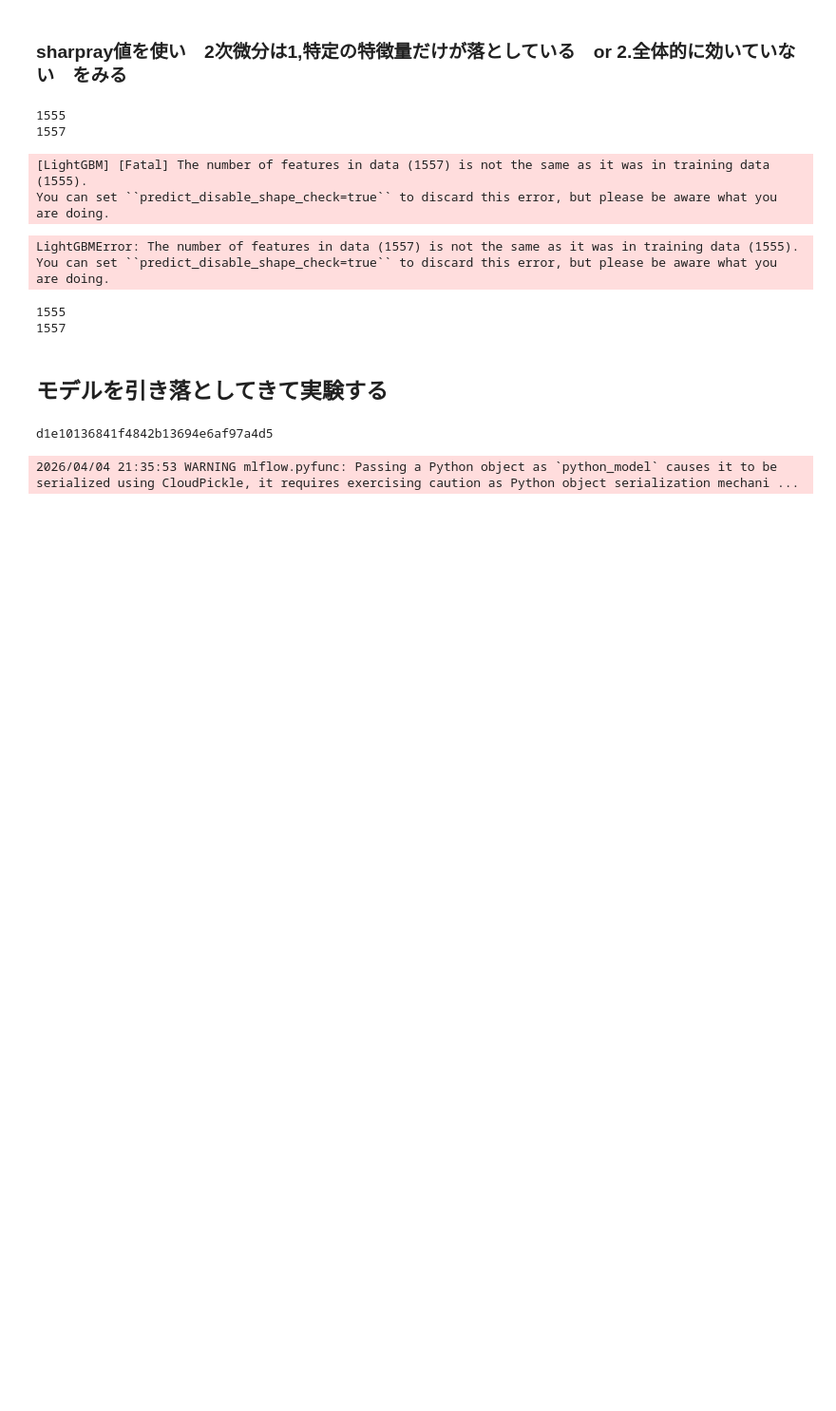
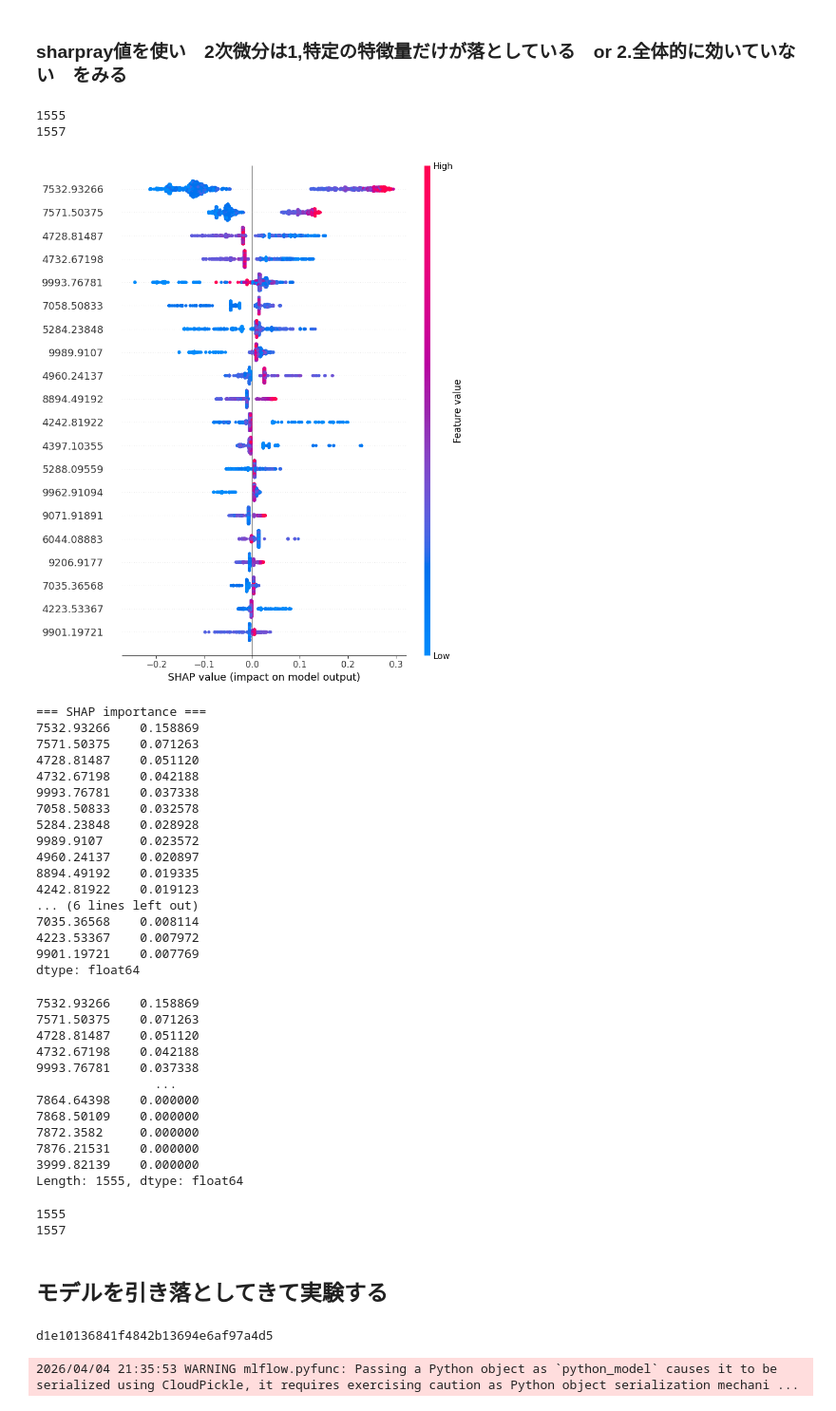
Before and after one commit to natsukacha/timber, a Jupyter notebook: work/one_pipeline.ipynb, the cells around one changed output. Shown at 95% size. Saved outputs shown, nothing was run; the diff lists cells and outputs as text; code cells hidden in the pictures; blank space fills up the shorter version.

```diff
--- a/work/one_pipeline.ipynb
+++ b/work/one_pipeline.ipynb
@@ -61,14 +61,42 @@ print(len(pipe.fe.feature_cols))
 # %%
 from ml_pipeline import FeatureEngineer  # 定義している場所からimport
 
 # SHAP可視化
 
-pipe.fe.show_shap(train_data_pl, pipe.model, pipe.fe.feature_cols)
+pipe.fe.show_shap(train_data_pl, pipe.model, pipe.feature_cols)
+
+#pipe.fe.show_shap(train_data_pl, pipe.model, pipe.feature_cols)
 # %% [output]
+[figure, added]
-[LightGBM] [Fatal] The number of features in data (1557) is not the same as it was in training data (1555).
-You can set ``predict_disable_shape_check=true`` to discard this error, but please be aware what you are doing.
+=== SHAP importance ===
+7532.93266    0.158869
+7571.50375    0.071263
+4728.81487    0.051120
+4732.67198    0.042188
+9993.76781    0.037338
+7058.50833    0.032578
+5284.23848    0.028928
+9989.9107     0.023572
+4960.24137    0.020897
+8894.49192    0.019335
+4242.81922    0.019123
+... (6 lines left out)
+7035.36568    0.008114
+4223.53367    0.007972
+9901.19721    0.007769
+dtype: float64
-LightGBMError: The number of features in data (1557) is not the same as it was in training data (1555).
-You can set ``predict_disable_shape_check=true`` to discard this error, but please be aware what you are doing.
+7532.93266    0.158869
+7571.50375    0.071263
+4728.81487    0.051120
+4732.67198    0.042188
+9993.76781    0.037338
+                ...
+7864.64398    0.000000
+7868.50109    0.000000
+7872.3582     0.000000
+7876.21531    0.000000
+3999.82139    0.000000
+Length: 1555, dtype: float64
 # %%
 print(len(pipe.feature_cols))        # ← 1555
 print(len(pipe.fe.feature_cols))     # ← 1557
```
Also changed, not shown: parts of 1 cell of this notebook, 1 other file.
